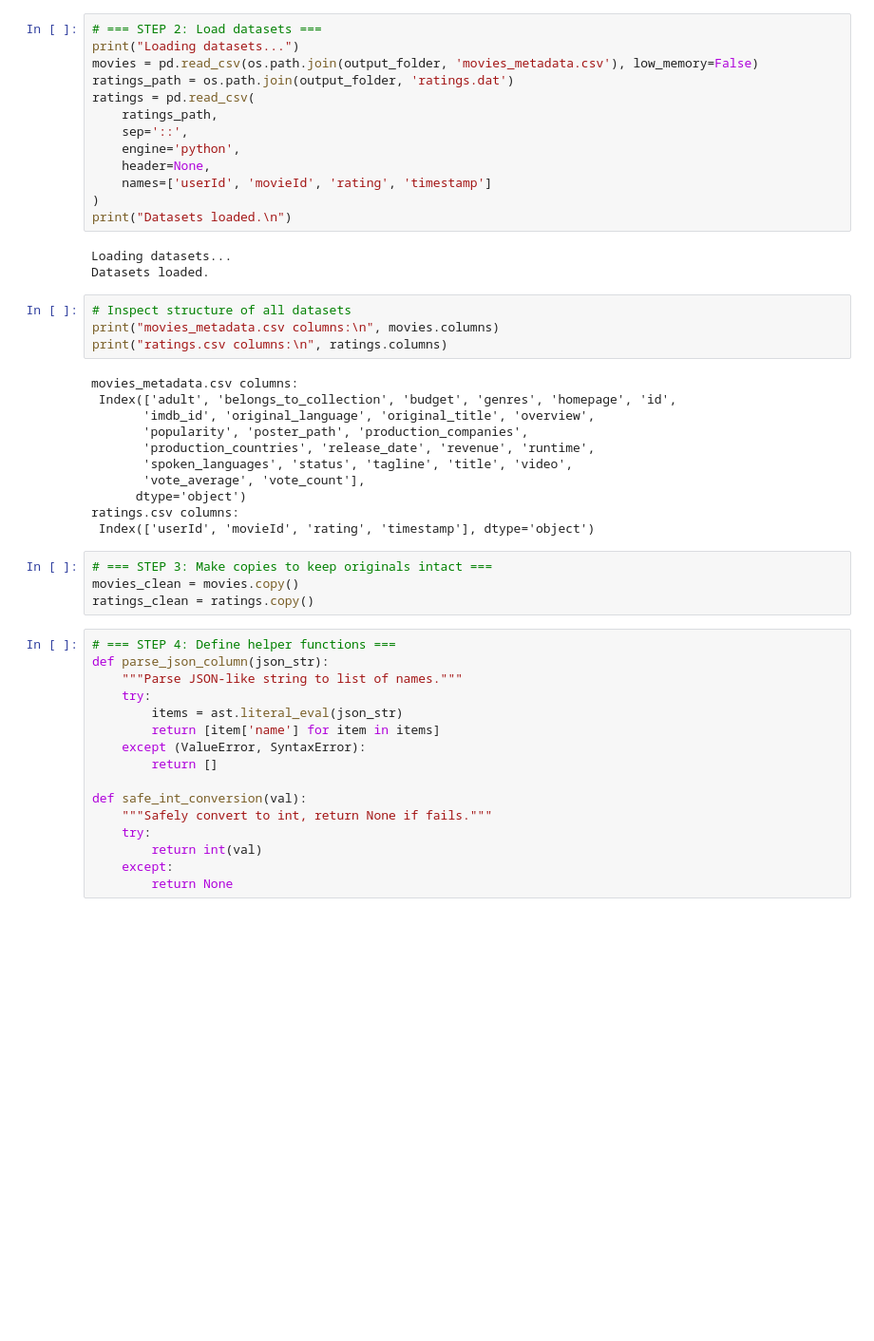
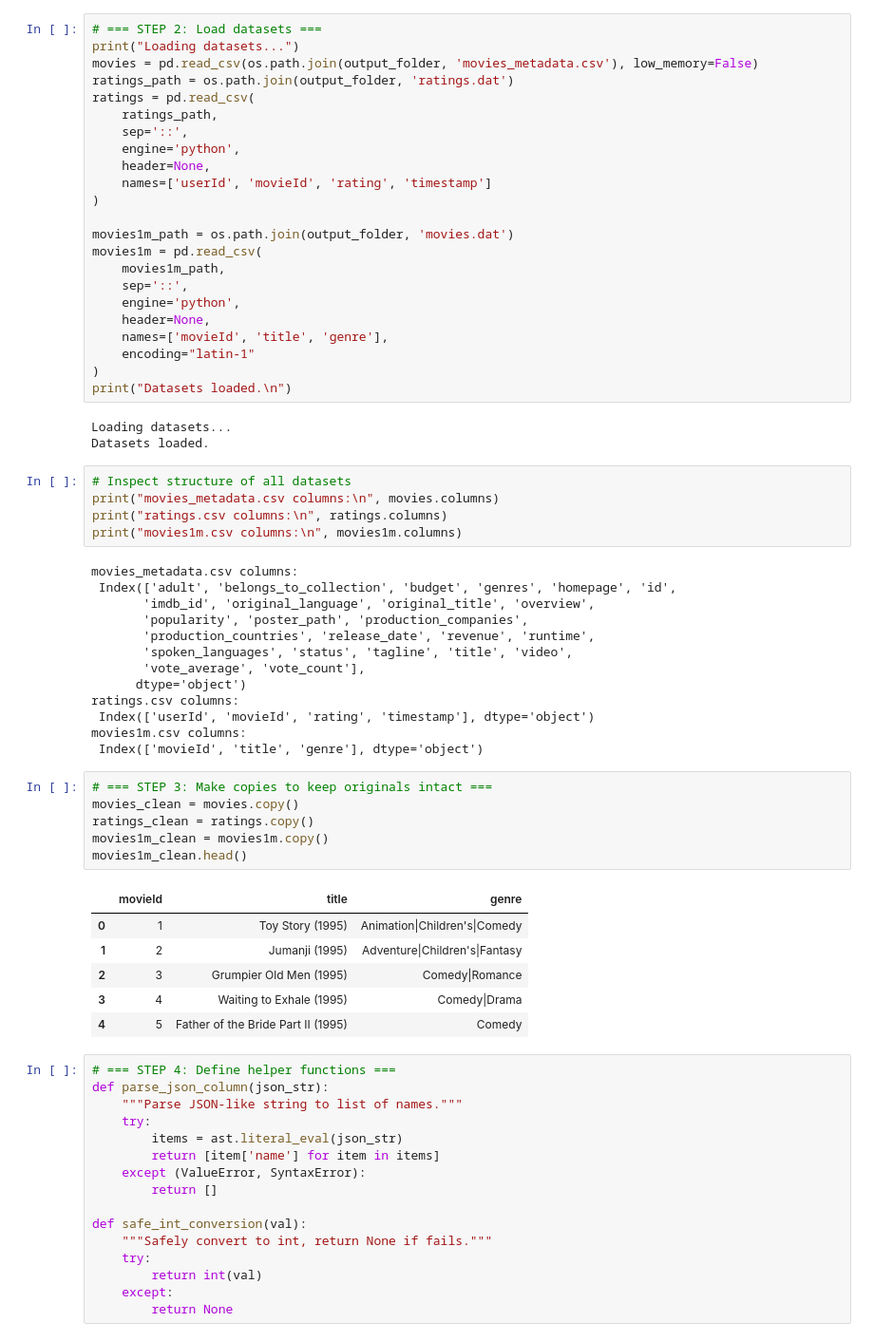
Before and after one commit to Maro2058/Recommender-System, a Jupyter notebook: Data Preprocessing.ipynb, the cells around one changed output. Shown: that part at 95% size. Drawn from its saved outputs; the diff is of its cells as text; blank space fills up the shorter version.

```diff
--- a/Data Preprocessing.ipynb
+++ b/Data Preprocessing.ipynb
@@ -77,6 +79,16 @@ ratings = pd.read_csv(
     header=None,
     names=['userId', 'movieId', 'rating', 'timestamp']
 )
+
+movies1m_path = os.path.join(output_folder, 'movies.dat')
+movies1m = pd.read_csv(
+    movies1m_path,
+    sep='::',
+    engine='python',
+    header=None,
+    names=['movieId', 'title', 'genre'],
+    encoding="latin-1"
+)
 print("Datasets loaded.\n")
 # %% [output]
 Loading datasets...
@@ -85,6 +97,7 @@ Datasets loaded.
 # Inspect structure of all datasets
 print("movies_metadata.csv columns:\n", movies.columns)
 print("ratings.csv columns:\n", ratings.columns)
+print("movies1m.csv columns:\n", movies1m.columns)
 # %% [output]
 movies_metadata.csv columns:
  Index(['adult', 'belongs_to_collection', 'budget', 'genres', 'homepage', 'id',
@@ -96,10 +109,21 @@ movies_metadata.csv columns:
       dtype='object')
 ratings.csv columns:
  Index(['userId', 'movieId', 'rating', 'timestamp'], dtype='object')
+movies1m.csv columns:
+ Index(['movieId', 'title', 'genre'], dtype='object')
 # %%
 # === STEP 3: Make copies to keep originals intact ===
 movies_clean = movies.copy()
 ratings_clean = ratings.copy()
+movies1m_clean = movies1m.copy()
+movies1m_clean.head()
+# %% [output]
+|  | movieId | title | genre |
+| 0 | 1 | Toy Story (1995) | Animation|Children's|Comedy |
+| 1 | 2 | Jumanji (1995) | Adventure|Children's|Fantasy |
+| 2 | 3 | Grumpier Old Men (1995) | Comedy|Romance |
+| 3 | 4 | Waiting to Exhale (1995) | Comedy|Drama |
+| 4 | 5 | Father of the Bride Part II (1995) | Comedy |
 # %%
 # === STEP 4: Define helper functions ===
 def parse_json_column(json_str):
```
Also changed, not shown: parts of 8 cells of this notebook, 4 other files.
